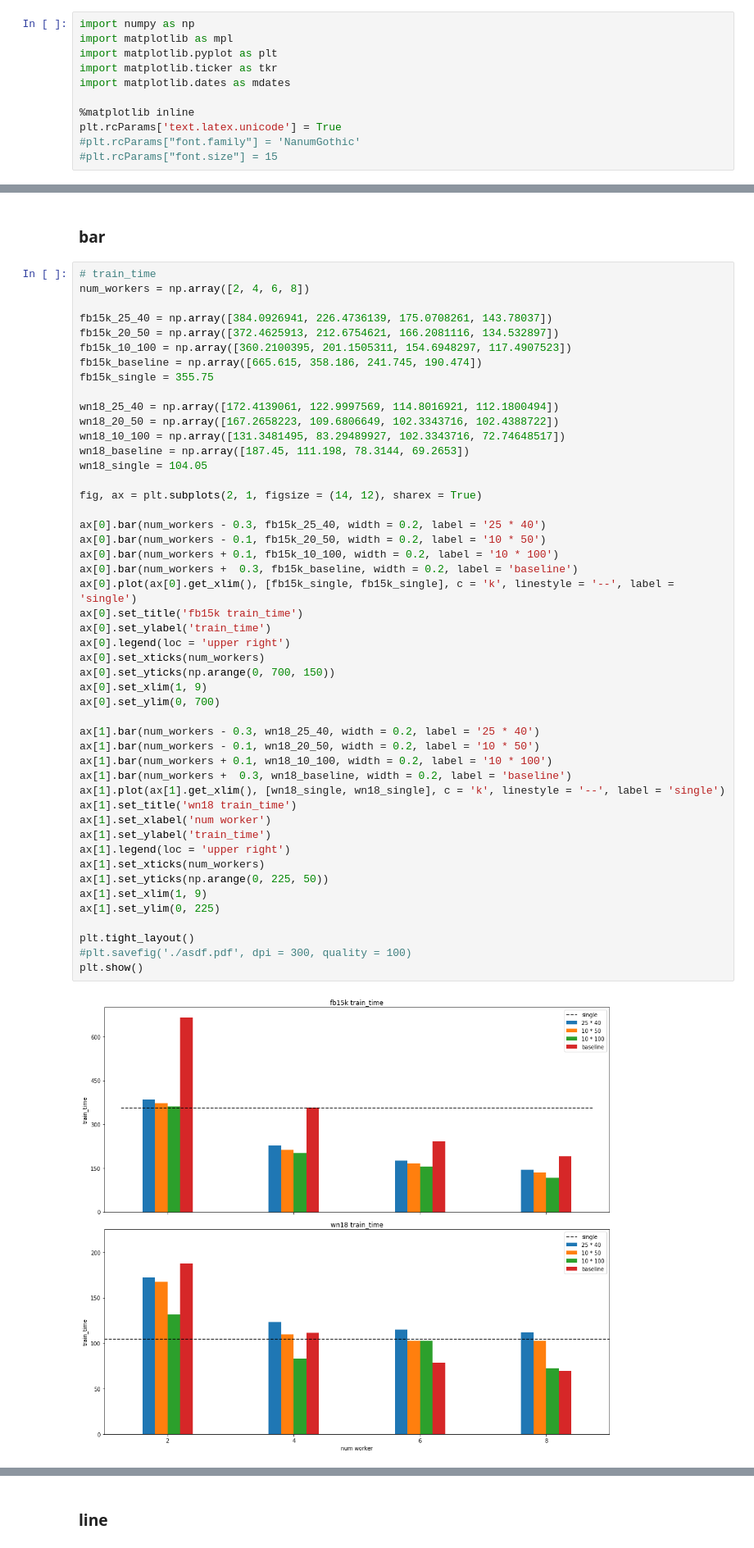
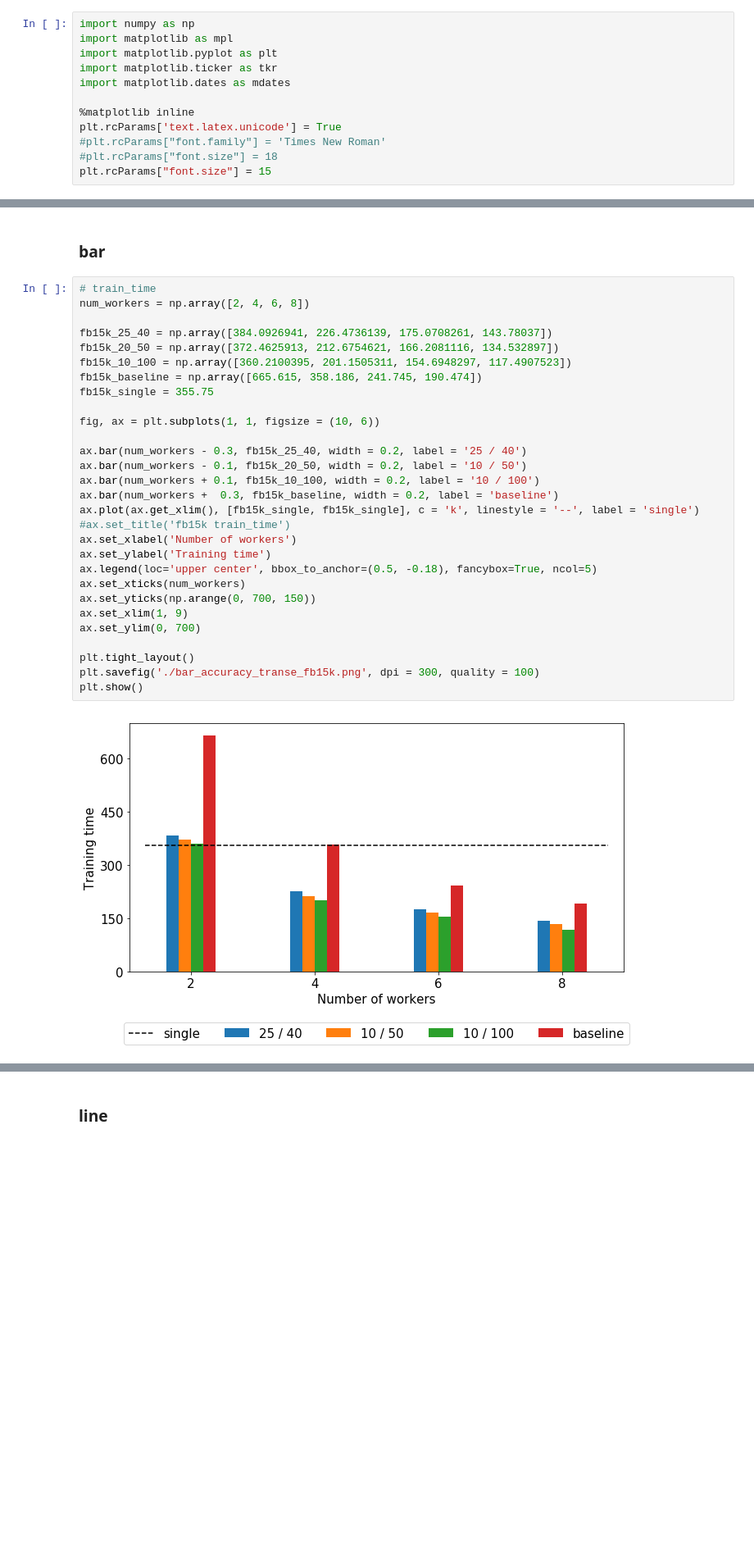
Before and after one commit to ahnjaewoo/Embedding, a Jupyter notebook: figures/figures.ipynb, the cells around one changed output, grey strips where cells are left out. Shown: that part at 82% size. Drawn from its saved outputs; the diff is of its cells as text; blank space fills up the shorter version.

```diff
--- a/figures/figures.ipynb
+++ b/figures/figures.ipynb
@@ -7,8 +7,9 @@ import matplotlib.dates as mdates
 
 %matplotlib inline
 plt.rcParams['text.latex.unicode'] = True
-#plt.rcParams["font.family"] = 'NanumGothic'
-#plt.rcParams["font.size"] = 15
+#plt.rcParams["font.family"] = 'Times New Roman'
+#plt.rcParams["font.size"] = 18
+plt.rcParams["font.size"] = 15
 # %% [markdown]
 ## transE - fb15k / wn18
 # %% [markdown]
@@ -16,50 +17,31 @@ plt.rcParams['text.latex.unicode'] = True
 # %%
 # train_time
 num_workers = np.array([2, 4, 6, 8])
 
 fb15k_25_40 = np.array([384.0926941, 226.4736139, 175.0708261, 143.78037])
 fb15k_20_50 = np.array([372.4625913, 212.6754621, 166.2081116, 134.532897])
 fb15k_10_100 = np.array([360.2100395, 201.1505311, 154.6948297, 117.4907523])
 fb15k_baseline = np.array([665.615, 358.186, 241.745, 190.474])
 fb15k_single = 355.75
 
-wn18_25_40 = np.array([172.4139061, 122.9997569, 114.8016921, 112.1800494])
-wn18_20_50 = np.array([167.2658223, 109.6806649, 102.3343716, 102.4388722])
-wn18_10_100 = np.array([131.3481495, 83.29489927, 102.3343716, 72.74648517])
-wn18_baseline = np.array([187.45, 111.198, 78.3144, 69.2653])
-wn18_single = 104.05
+fig, ax = plt.subplots(1, 1, figsize = (10, 6))
 
-fig, ax = plt.subplots(2, 1, figsize = (14, 12), sharex = True)
-
-ax[0].bar(num_workers - 0.3, fb15k_25_40, width = 0.2, label = '25 * 40')
-ax[0].bar(num_workers - 0.1, fb15k_20_50, width = 0.2, label = '10 * 50')
-ax[0].bar(num_workers + 0.1, fb15k_10_100, width = 0.2, label = '10 * 100')
-ax[0].bar(num_workers +  0.3, fb15k_baseline, width = 0.2, label = 'baseline')
-ax[0].plot(ax[0].get_xlim(), [fb15k_single, fb15k_single], c = 'k', linestyle = '--', label = 'single')
-ax[0].set_title('fb15k train_time')
-ax[0].set_ylabel('train_time')
-ax[0].legend(loc = 'upper right')
-ax[0].set_xticks(num_workers)
-ax[0].set_yticks(np.arange(0, 700, 150))
-ax[0].set_xlim(1, 9)
-ax[0].set_ylim(0, 700)
-
-ax[1].bar(num_workers - 0.3, wn18_25_40, width = 0.2, label = '25 * 40')
-ax[1].bar(num_workers - 0.1, wn18_20_50, width = 0.2, label = '10 * 50')
-ax[1].bar(num_workers + 0.1, wn18_10_100, width = 0.2, label = '10 * 100')
-ax[1].bar(num_workers +  0.3, wn18_baseline, width = 0.2, label = 'baseline')
-ax[1].plot(ax[1].get_xlim(), [wn18_single, wn18_single], c = 'k', linestyle = '--', label = 'single')
-ax[1].set_title('wn18 train_time')
-ax[1].set_xlabel('num worker')
-ax[1].set_ylabel('train_time')
-ax[1].legend(loc = 'upper right')
-ax[1].set_xticks(num_workers)
-ax[1].set_yticks(np.arange(0, 225, 50))
-ax[1].set_xlim(1, 9)
-ax[1].set_ylim(0, 225)
+ax.bar(num_workers - 0.3, fb15k_25_40, width = 0.2, label = '25 / 40')
+ax.bar(num_workers - 0.1, fb15k_20_50, width = 0.2, label = '10 / 50')
+ax.bar(num_workers + 0.1, fb15k_10_100, width = 0.2, label = '10 / 100')
+ax.bar(num_workers +  0.3, fb15k_baseline, width = 0.2, label = 'baseline')
+ax.plot(ax.get_xlim(), [fb15k_single, fb15k_single], c = 'k', linestyle = '--', label = 'single')
+#ax.set_title('fb15k train_time')
+ax.set_xlabel('Number of workers')
+ax.set_ylabel('Training time')
+ax.legend(loc='upper center', bbox_to_anchor=(0.5, -0.18), fancybox=True, ncol=5)
+ax.set_xticks(num_workers)
+ax.set_yticks(np.arange(0, 700, 150))
+ax.set_xlim(1, 9)
+ax.set_ylim(0, 700)
 
 plt.tight_layout()
-#plt.savefig('./asdf.pdf', dpi = 300, quality = 100)
+plt.savefig('./bar_accuracy_transe_fb15k.png', dpi = 300, quality = 100)
 plt.show()
 # %% [output]
-[figure, old version]
+[figure, new version]
```
Also changed, not shown: parts of 5 cells of this notebook.
